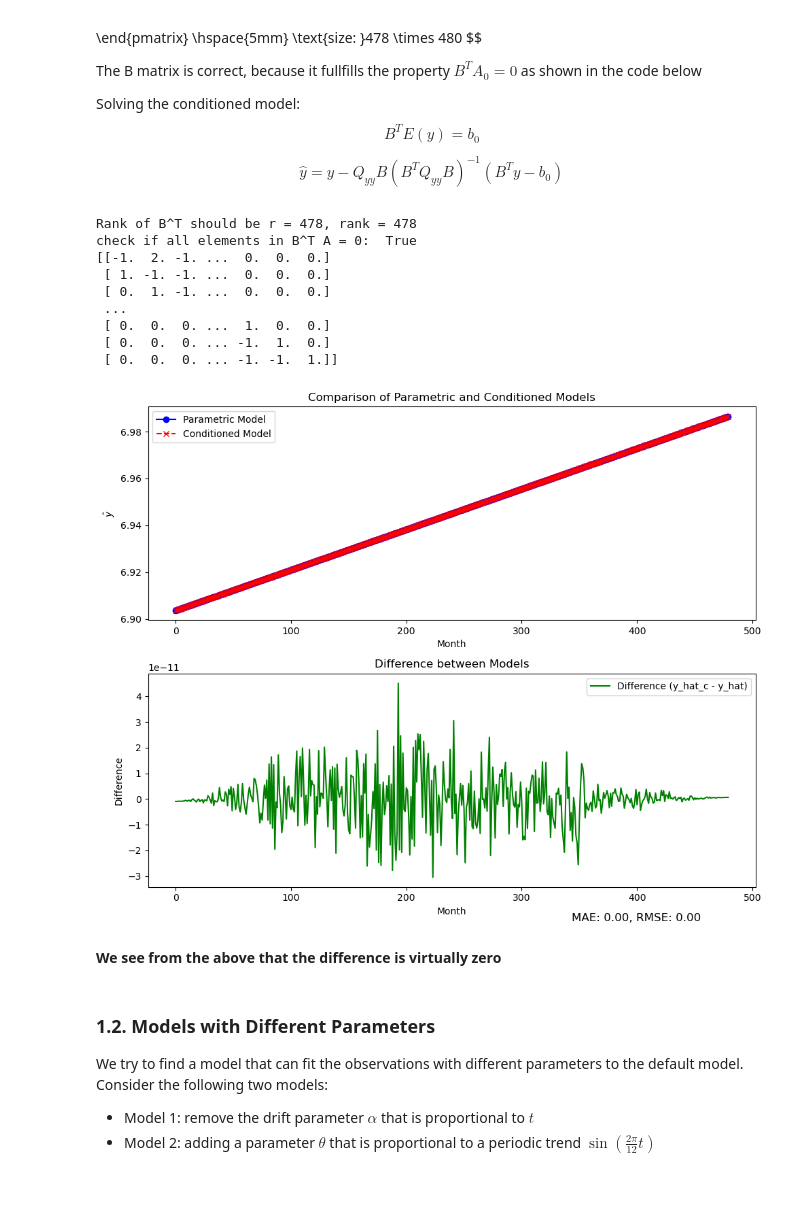
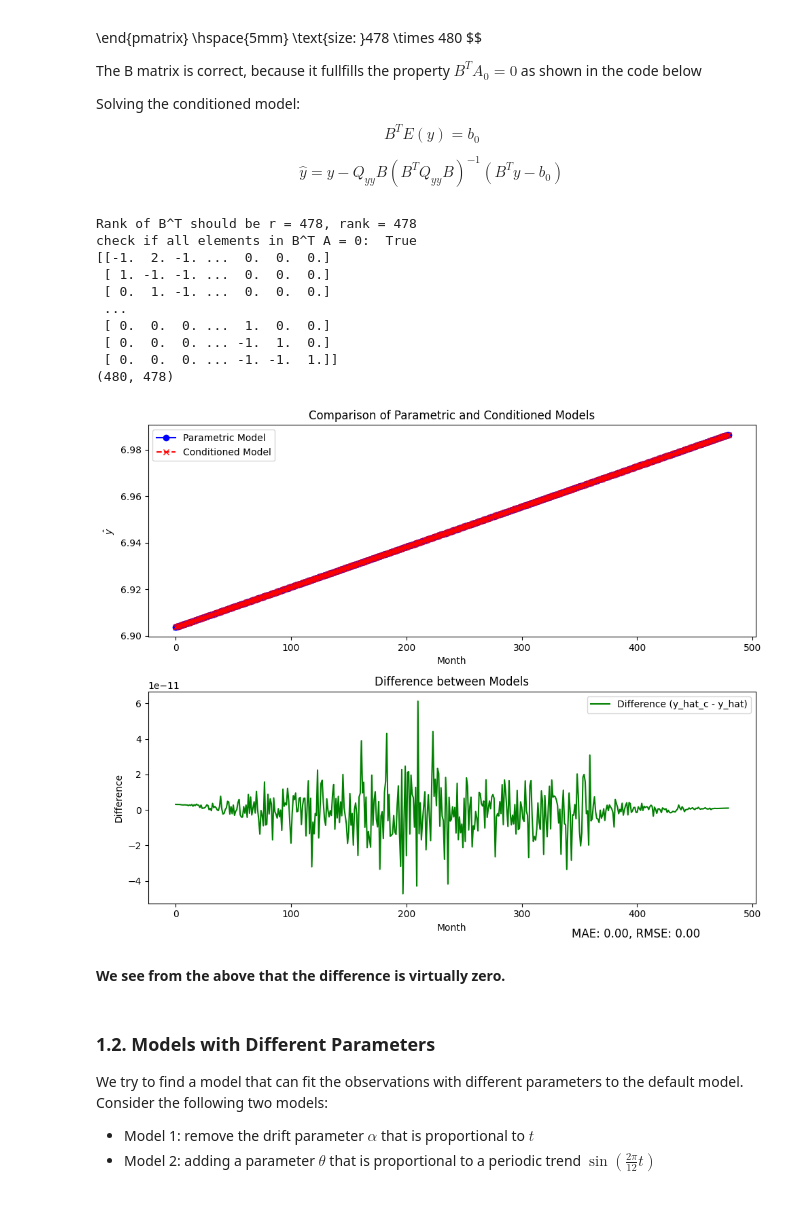
Before and after one commit to ICSlingerland/Geo-Data-Analysis, a Jupyter notebook: Unit-HoekvanHolland/Notebook 1.ipynb, the cells around one changed output. Drawn from its saved outputs; the diff is of its cells as text; code cells hidden in the pictures.

```diff
--- a/Unit-HoekvanHolland/Notebook 1.ipynb
+++ b/Unit-HoekvanHolland/Notebook 1.ipynb
@@ -313,6 +313,7 @@ print(f'Rank of B^T should be r = {r}, rank = {np.linalg.matrix_rank(B_T.T)}')
 print(f'check if all elements in B^T A = 0:  {np.all((B_T@A0)==0)}')
 print(B_T)
 B= B_T.T
+print(B.shape)
 # %% [output]
 Rank of B^T should be r = 478, rank = 478
 check if all elements in B^T A = 0:  True
@@ -323,40 +324,42 @@ check if all elements in B^T A = 0:  True
  [ 0.  0.  0. ...  1.  0.  0.]
  [ 0.  0.  0. ... -1.  1.  0.]
  [ 0.  0.  0. ... -1. -1.  1.]]
+(480, 478)
 # %%
 b_0 = 0
 y_hat_c = y- Q_yy@B@np.linalg.inv(B.T@Q_yy@B)@(B.T@y-b_0)
 
 y_hat = A0 @ x_hat
+e_hat_conditioned = y_hat_c - y
 
 difference = y_hat_c - y_hat
 
 mae = np.mean(np.abs(difference))
 rmse = np.sqrt(np.mean(difference**2))
 
 fig, axs = plt.subplots(2, 1, figsize=(10, 8))
 
 axs[0].plot(month, y_hat, 'b-', marker='o', label='Parametric Model')
 axs[0].plot(month, y_hat_c, 'r--', marker='x', label='Conditioned Model')
 axs[0].set_title('Comparison of Parametric and Conditioned Models')
 axs[0].set_xlabel('Month')
 axs[0].set_ylabel('$\hat{y}$')
 axs[0].legend()
 
 axs[1].plot(month, difference, 'g-', label='Difference (y_hat_c - y_hat)')
 axs[1].set_title('Difference between Models')
 axs[1].set_xlabel('Month')
 axs[1].set_ylabel('Difference')
 axs[1].legend()
 
 plt.figtext(0.8, 0.01, f'MAE: {mae:.2f}, RMSE: {rmse:.2f}', ha='center', fontsize=12)
 
 plt.tight_layout()
 plt.show()
 # %% [output]
-[figure, old version]
+[figure, new version]
 # %% [markdown]
-**We see from the above that the difference is virtually zero**
+**We see from the above that the difference is virtually zero.**
 # %% [markdown]
 ### 1.2. Models with Different Parameters
 
```
Also changed, not shown: parts of 12 cells of this notebook, 1 other file.
